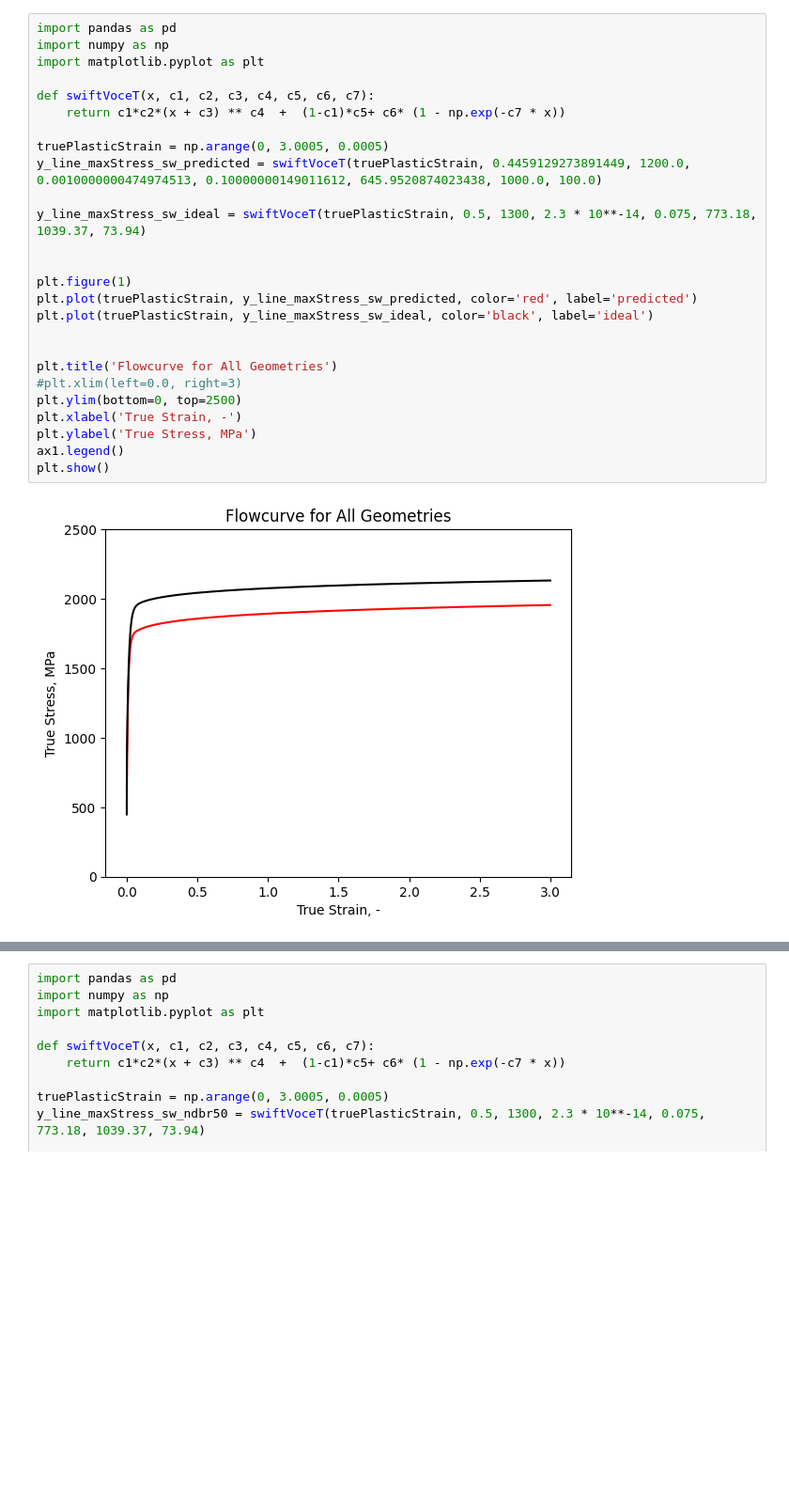
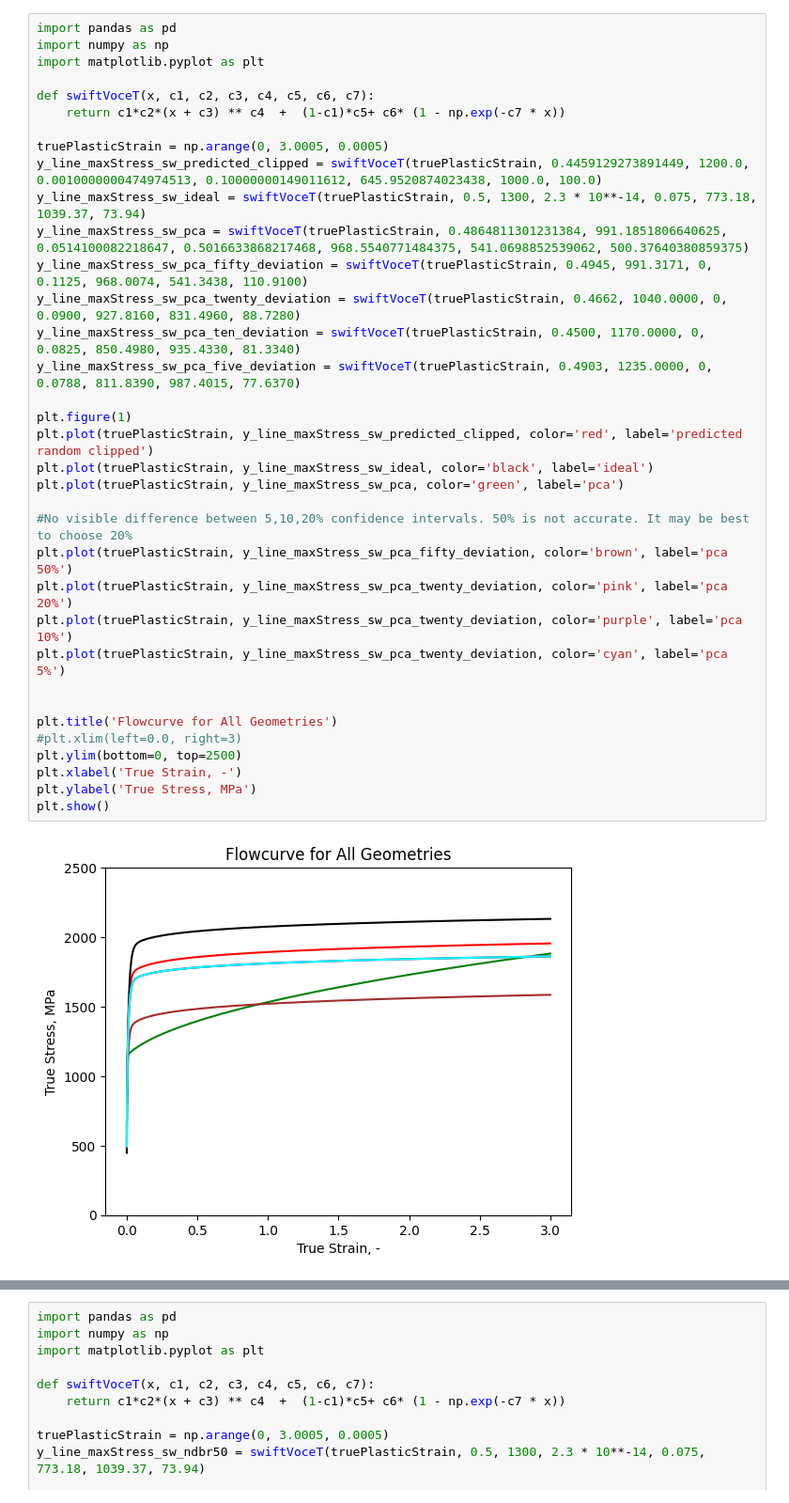
Before and after one commit to LianjGroup/Machine-Learning-Assisted-Optimization-of-Hardening-Parameters, a Jupyter notebook: MAIN/MODELS/PART20_FLOWCURVES.ipynb, the cells around one changed output, grey strips where cells are left out. Shown at 94% size. Drawn from its saved outputs; the diff is of its cells as text; blank space fills up the shorter version.

```diff
--- a/MAIN/MODELS/PART20_FLOWCURVES.ipynb
+++ b/MAIN/MODELS/PART20_FLOWCURVES.ipynb
@@ -1,28 +1,37 @@
 # %%
 import pandas as pd
 import numpy as np
 import matplotlib.pyplot as plt
 
 def swiftVoceT(x, c1, c2, c3, c4, c5, c6, c7):
     return c1*c2*(x + c3) ** c4  +  (1-c1)*c5+ c6* (1 - np.exp(-c7 * x))
 
 truePlasticStrain = np.arange(0, 3.0005, 0.0005)
-y_line_maxStress_sw_predicted = swiftVoceT(truePlasticStrain, 0.4459129273891449, 1200.0, 0.0010000000474974513, 0.10000000149011612, 645.9520874023438, 1000.0, 100.0)
-
+y_line_maxStress_sw_predicted_clipped = swiftVoceT(truePlasticStrain, 0.4459129273891449, 1200.0, 0.0010000000474974513, 0.10000000149011612, 645.9520874023438, 1000.0, 100.0)
 y_line_maxStress_sw_ideal = swiftVoceT(truePlasticStrain, 0.5, 1300, 2.3 * 10**-14, 0.075, 773.18, 1039.37, 73.94)
-
+y_line_maxStress_sw_pca = swiftVoceT(truePlasticStrain, 0.4864811301231384, 991.1851806640625, 0.0514100082218647, 0.5016633868217468, 968.5540771484375, 541.0698852539062, 500.37640380859375)
+y_line_maxStress_sw_pca_fifty_deviation = swiftVoceT(truePlasticStrain, 0.4945, 991.3171, 0, 0.1125, 968.0074, 541.3438, 110.9100)
+y_line_maxStress_sw_pca_twenty_deviation = swiftVoceT(truePlasticStrain, 0.4662, 1040.0000, 0, 0.0900, 927.8160, 831.4960, 88.7280)
+y_line_maxStress_sw_pca_ten_deviation = swiftVoceT(truePlasticStrain, 0.4500, 1170.0000, 0, 0.0825, 850.4980, 935.4330, 81.3340)
+y_line_maxStress_sw_pca_five_deviation = swiftVoceT(truePlasticStrain, 0.4903, 1235.0000, 0, 0.0788, 811.8390, 987.4015, 77.6370)
 
 plt.figure(1)
-plt.plot(truePlasticStrain, y_line_maxStress_sw_predicted, color='red', label='predicted')
+plt.plot(truePlasticStrain, y_line_maxStress_sw_predicted_clipped, color='red', label='predicted random clipped')
 plt.plot(truePlasticStrain, y_line_maxStress_sw_ideal, color='black', label='ideal')
+plt.plot(truePlasticStrain, y_line_maxStress_sw_pca, color='green', label='pca')
+
+#No visible difference between 5,10,20% confidence intervals. 50% is not accurate. It may be best to choose 20%
+plt.plot(truePlasticStrain, y_line_maxStress_sw_pca_fifty_deviation, color='brown', label='pca 50%')
+plt.plot(truePlasticStrain, y_line_maxStress_sw_pca_twenty_deviation, color='pink', label='pca 20%')
+plt.plot(truePlasticStrain, y_line_maxStress_sw_pca_twenty_deviation, color='purple', label='pca 10%')
+plt.plot(truePlasticStrain, y_line_maxStress_sw_pca_twenty_deviation, color='cyan', label='pca 5%')
 
 
 plt.title('Flowcurve for All Geometries')
 #plt.xlim(left=0.0, right=3)
 plt.ylim(bottom=0, top=2500)
 plt.xlabel('True Strain, -')
 plt.ylabel('True Stress, MPa')
-ax1.legend()
 plt.show()
 # %% [output]
-[figure, old version]
+[figure, new version]
```
Also changed, not shown: parts of 1 cell of this notebook, 5 other files.
